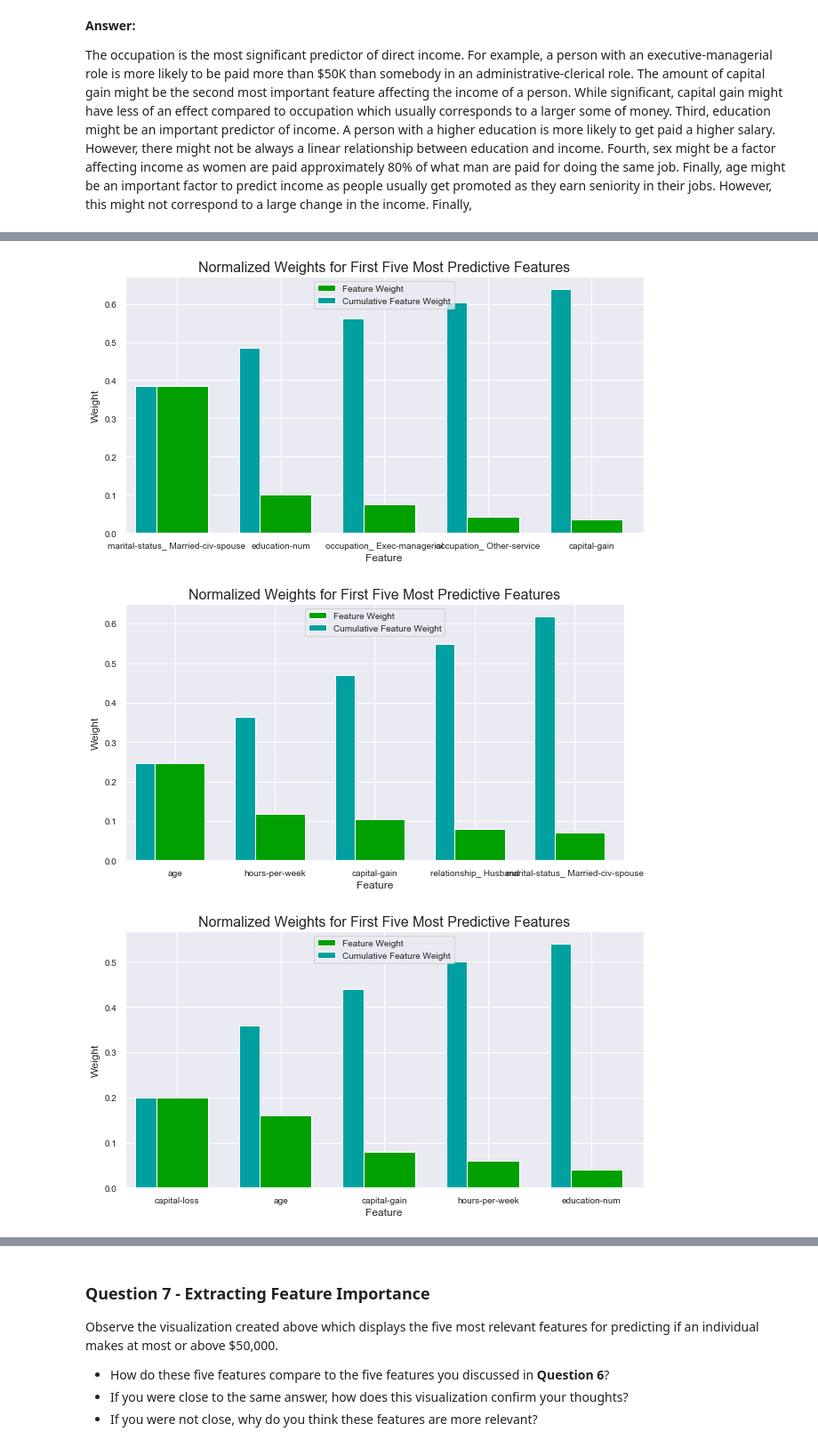
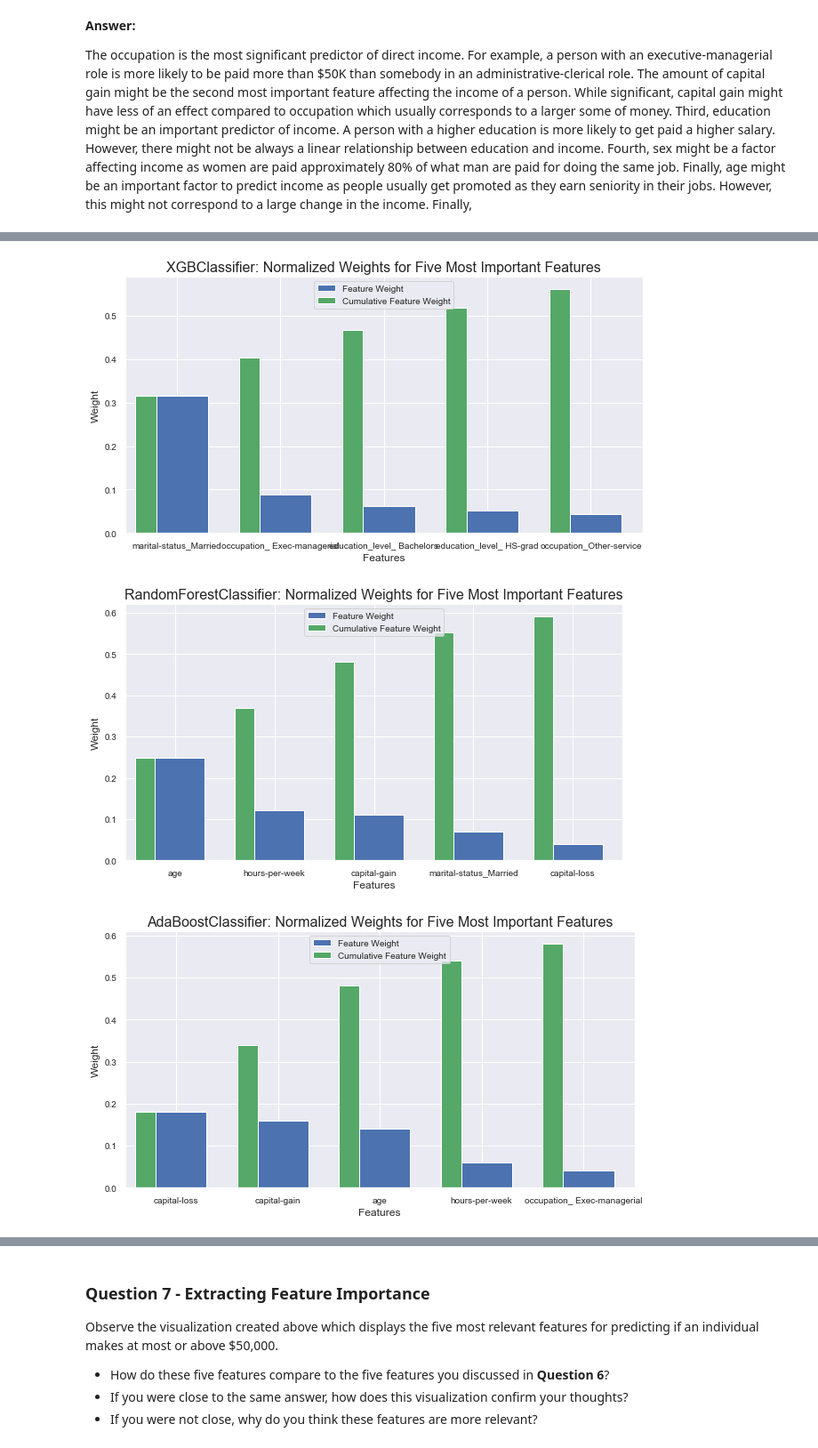
Before and after one commit to oislegen/Portfolio, a Jupyter notebook: 1-Finding_Donors-Project-XGBoost-RF-LogisticRegression-Python/finding_donors.ipynb, the cells around one changed output, grey strips where cells are left out. Shown at 89% size. Cells and saved outputs as stored; diff of their text form; code cells hidden in the pictures.

Commit message:
Finished feature engineering and updated evaluation metrics

```diff
--- a/1-Finding_Donors-Project-XGBoost-RF-LogisticRegression-Python/finding_donors.ipynb
+++ b/1-Finding_Donors-Project-XGBoost-RF-LogisticRegression-Python/finding_donors.ipynb
@@ -387,15 +307,15 @@ features_raw['native-country'][features_raw['native-country'].str.contains("Hond
 features_raw['native-country'][features_raw['native-country'].str.contains("Hong")] = "China & Neigh."
 features_raw['native-country'][features_raw['native-country'].str.contains("Hungary")] = "Euro_2"
 features_raw['native-country'][features_raw['native-country'].str.contains("India")] = "India"
-features_raw['native-country'][features_raw['native-country'].str.contains("Iran")] = "Iran"
+features_raw['native-country'][features_raw['native-country'].str.contains("Iran")] = "Other"
 features_raw['native-country'][features_raw['native-country'].str.contains("Ireland")] = "British-Commonwealth"
 features_raw['native-country'][features_raw['native-country'].str.contains("Italy")] = "Euro_1"
 features_raw['native-country'][features_raw['native-country'].str.contains("Jamaica")] = "Latin-America"
-features_raw['native-country'][features_raw['native-country'].str.contains("Japan")] = "Japan"
+features_raw['native-country'][features_raw['native-country'].str.contains("Japan")] = "Other"
 features_raw['native-country'][features_raw['native-country'].str.contains("Laos")] = "SE-Asia"
 features_raw['native-country'][features_raw['native-country'].str.contains("Mexico")] = "Latin-America"
 features_raw['native-country'][features_raw['native-country'].str.contains("Nicaragua")] = "Latin-America"
-features_raw['native-country'][features_raw['native-country'].str.contains("Outlying-US(Guam-USVI-etc)", regex=True)] = "Latin-America"
+features_raw['native-country'][features_raw['native-country'].str.contains("Outlying-US", regex=True)] = "Latin-America"
 features_raw['native-country'][features_raw['native-country'].str.contains("Peru")] = "South-America"
 features_raw['native-country'][features_raw['native-country'].str.contains("Philippines")] = "SE-Asia"
 features_raw['native-country'][features_raw['native-country'].str.contains("Poland")] = "Euro_2"
@@ -472,7 +392,7 @@ from sklearn.preprocessing import MinMaxScaler
 
 # Initialize a scaler, then apply it to the features
 scaler = MinMaxScaler() # default=(0, 1)
-numerical = ['age', 'education-num', 'capital-gain', 'capital-loss', 'hours-per-week']
+numerical = features_raw.select_dtypes(include=['int','float']).columns.values.tolist()
 
 features_log_minmax_transform = pd.DataFrame(data = features_log_transformed)
 features_log_minmax_transform[numerical] = scaler.fit_transform(features_log_transformed[numerical])
@@ -892,17 +721,0 @@ def evaluate(results, accuracy, f1):
-# %%
-# Run metrics visualization for the three supervised learning models chosen
-# Define the color and font size for the plot below
-base_color = sns.color_palette()[0]
-matplotlib.rcParams.update({'font.size': 12})
-SMALL_SIZE = 10
-MEDIUM_SIZE = 12
-BIGGER_SIZE = 14
-
-plt.rc('font', size=SMALL_SIZE)          # controls default text sizes
-plt.rc('axes', titlesize=SMALL_SIZE)     # fontsize of the axes title
-plt.rc('axes', labelsize=MEDIUM_SIZE)    # fontsize of the x and y labels
-plt.rc('xtick', labelsize=SMALL_SIZE)    # fontsize of the tick labels
-plt.rc('ytick', labelsize=SMALL_SIZE)    # fontsize of the tick labels
-plt.rc('legend', fontsize=SMALL_SIZE)    # legend fontsize
-plt.rc('figure', titlesize=BIGGER_SIZE)  # fontsize of the figure title
-evaluate(results, accuracy, fscore)
@@ -1046,34 +855,27 @@ In the code cell below, you will need to implement the following:
 # %%
 # Import a supervised learning model that has 'feature_importances_'
 # Will use three supervised learning models to compare the most important features
 # Already imported xgboost to use the supervised learning algorithm XGBClassifier for feature importance
 # Already imported random forest classifier
 # Import adaboost classifier
-
 from sklearn.ensemble import AdaBoostClassifier
-
-
 
 # Import functionality for cloning a model
 from sklearn.base import clone
 
 # Train the supervised model on the training set using .fit(X_train, y_train)
 model1 = (clone(best_clf)).fit(X_train, y_train) # Using the clone of best_clf computed above using xgboost classifier
 model2=RandomForestClassifier(random_state=0)
 model2.fit(X_train, y_train)
 model3=AdaBoostClassifier(random_state=0)
 model3.fit(X_train, y_train)
 
-# Extract the feature importances using .feature_importances_
-importances1 = model1.feature_importances_
-importances2 = model2.feature_importances_
-importances3 = model3.feature_importances_
-
-# Plot
-vs.feature_plot(importances1, X_train, y_train)
-vs.feature_plot(importances2, X_train, y_train)
-vs.feature_plot(importances3, X_train, y_train)
+for model in [model1, model2, model3]:
+    # Extract the feature importances using .feature_importances_
+    importances = model.feature_importances_
+    # Plot the five most important features
+    vs.feature_plot(model, importances, X_train, y_train)
 # %% [output]
-[figure, old version]
+[figure, new version]
-[figure, old version]
+[figure, new version]
-[figure, old version]
+[figure, new version]
```
Also changed, not shown: parts of 41 cells of this notebook, 1 other file.
